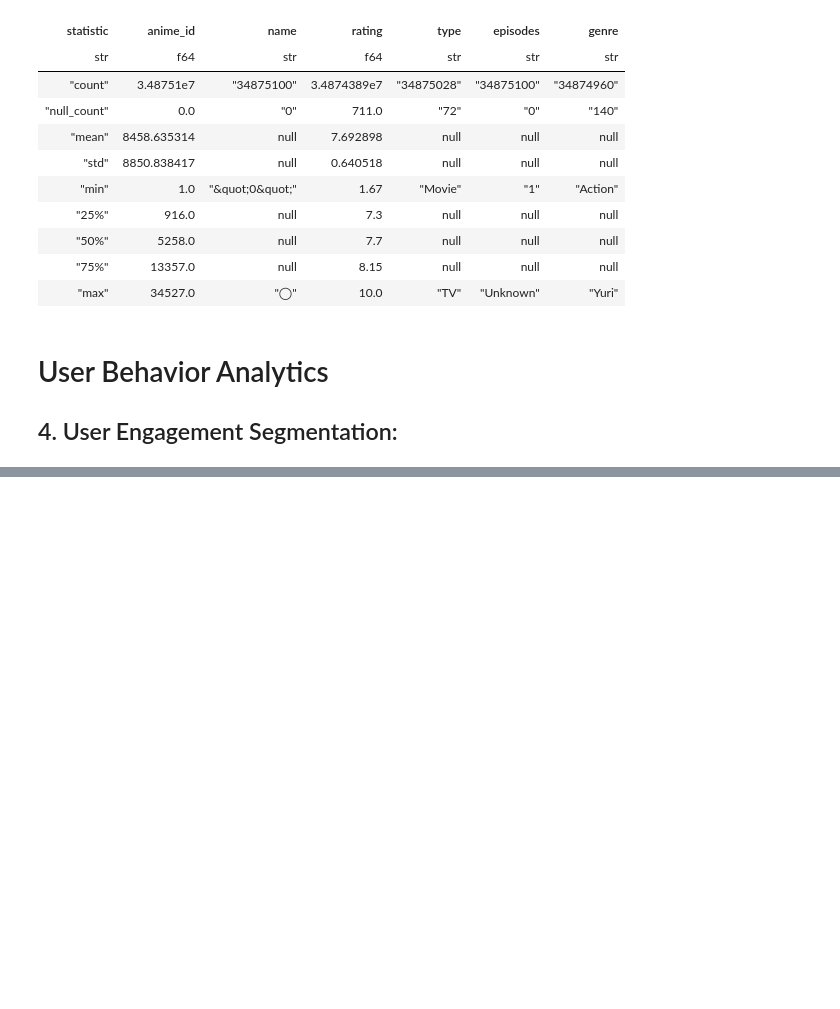
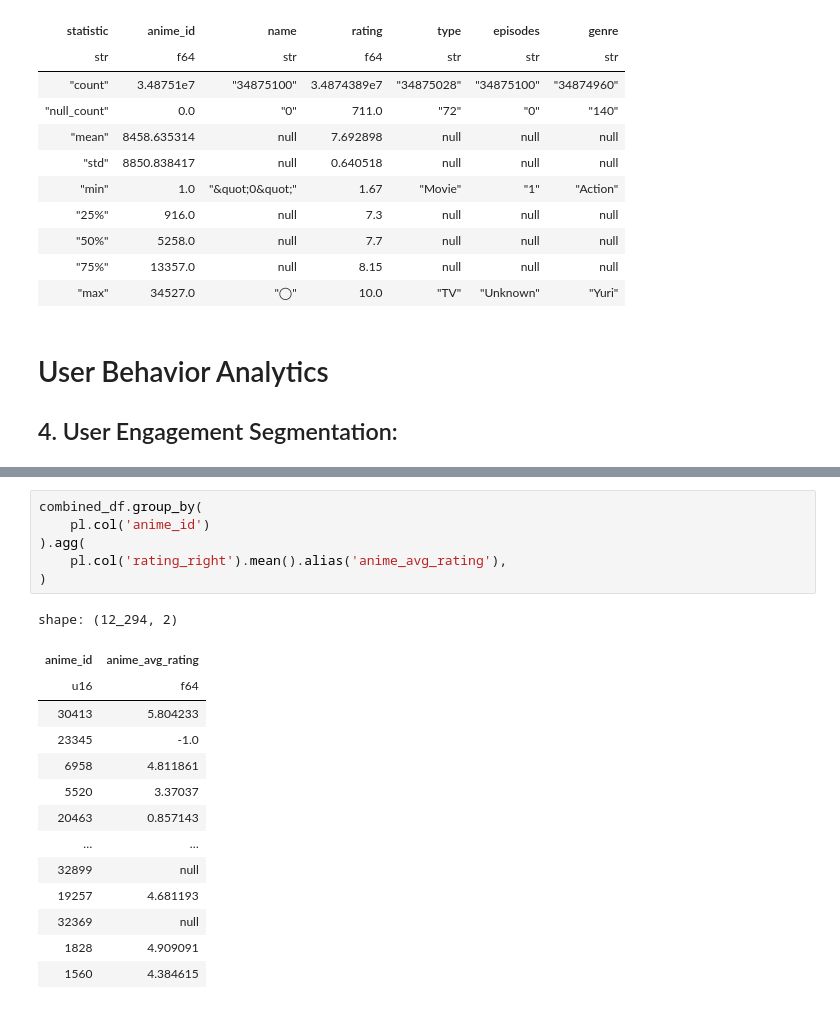
Before and after one commit to ZygimantasB/polars_library, a Jupyter notebook: kaggle/anime_dataset.ipynb, the cells around one changed output, grey strips where cells are left out. Drawn from its saved outputs; the diff is of its cells as text; blank space fills up the shorter version.

```diff
--- a/kaggle/anime_dataset.ipynb
+++ b/kaggle/anime_dataset.ipynb
@@ -421,0 +433,21 @@ shape: (73_516, 10)
+# %%
+combined_df.group_by(
+    pl.col('anime_id')
+).agg(
+    pl.col('rating_right').mean().alias('anime_avg_rating'),
+)
+# %% [output]
+shape: (12_294, 2)
+| anime_id | anime_avg_rating |
+| u16 | f64 |
+| 30413 | 5.804233 |
+| 23345 | -1.0 |
+| 6958 | 4.811861 |
+| 5520 | 3.37037 |
+| 20463 | 0.857143 |
+| … | … |
+| 32899 | null |
+| 19257 | 4.681193 |
+| 32369 | null |
+| 1828 | 4.909091 |
+| 1560 | 4.384615 |
```
Also changed, not shown: parts of 8 cells of this notebook.
